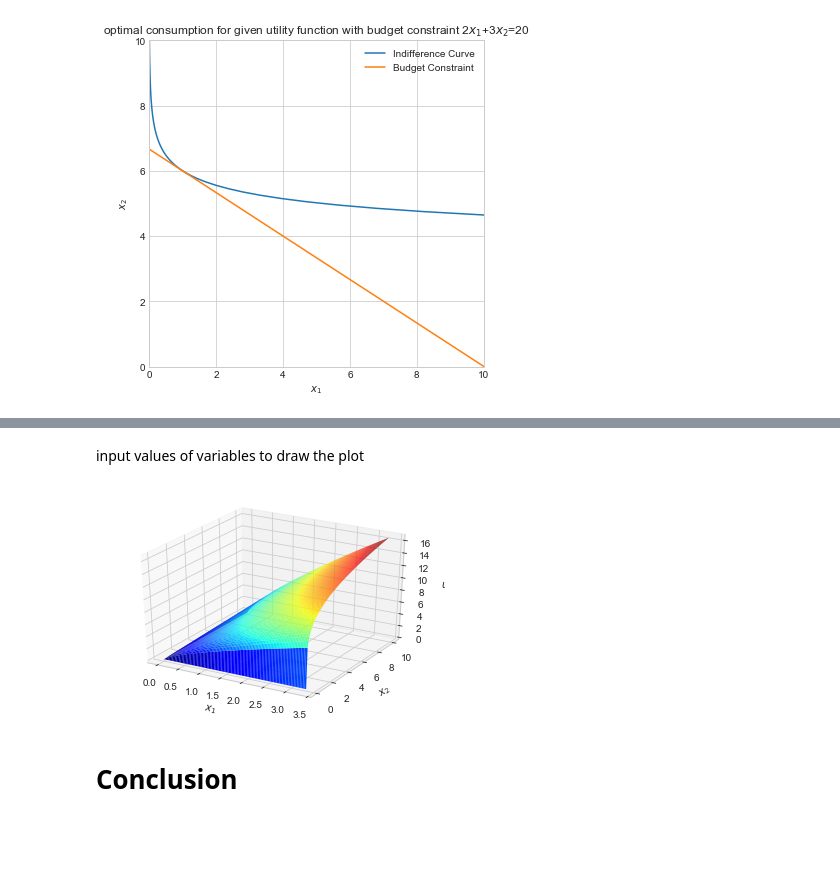
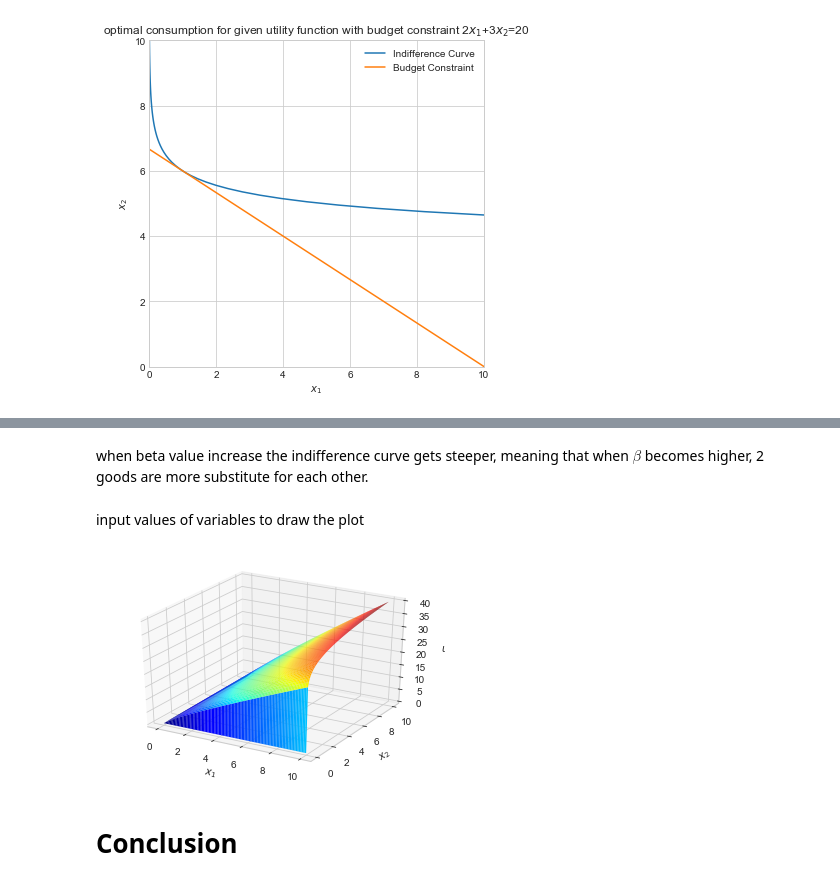
Before and after one commit to NumEconCopenhagen/projects-2020-group-999, a Jupyter notebook: modelproject/modelproject_1.ipynb, the cells around one changed output, grey strips where cells are left out. Saved outputs shown, nothing was run; the diff lists cells and outputs as text; code cells hidden in the pictures; blank space fills up the shorter version.

```diff
--- a/modelproject/modelproject_1.ipynb
+++ b/modelproject/modelproject_1.ipynb
@@ -301,24 +319,30 @@ ax.legend()
+# %% [markdown]
+when beta value increase the indifference curve gets steeper, meaning that when $\beta$ becomes higher, 2 goods are more substitute for each other.
 # %% [markdown]
 input values of variables to draw the plot
 # %%
+#Vectors:
+x1_vec = np.linspace(0, 10, 100)
+x2_vec = np.linspace(0, 10, 100)
+
 #Grid:
 x1_grid, x2_grid = np.meshgrid(x1_vec, x2_vec)
 
 #Utility function in grid:
-u_grid = util(x1_grid, x2_grid, 4, 0.2)
+u_grid = util(x1_grid, x2_grid, 4, 0.1)
 
 #Plot:
 fig = plt.figure()
 ax = fig.add_subplot(1,1,1, projection='3d')
 ax.plot_surface(x2_grid, x1_grid, u_grid, cmap=plt.cm.jet, cstride=1, rstride=1)
 
 #Labels:
 ax.set_xlabel('$x_1$')
 ax.set_ylabel('$x_2$')
 ax.set_zlabel('$u$')
 ax.invert_xaxis()
 # %% [output]
-[figure, old version]
+[figure, new version]
 # %% [markdown]
 # Conclusion
 # %% [markdown]
```
Also changed, not shown: parts of 4 cells of this notebook, 1 other file.
